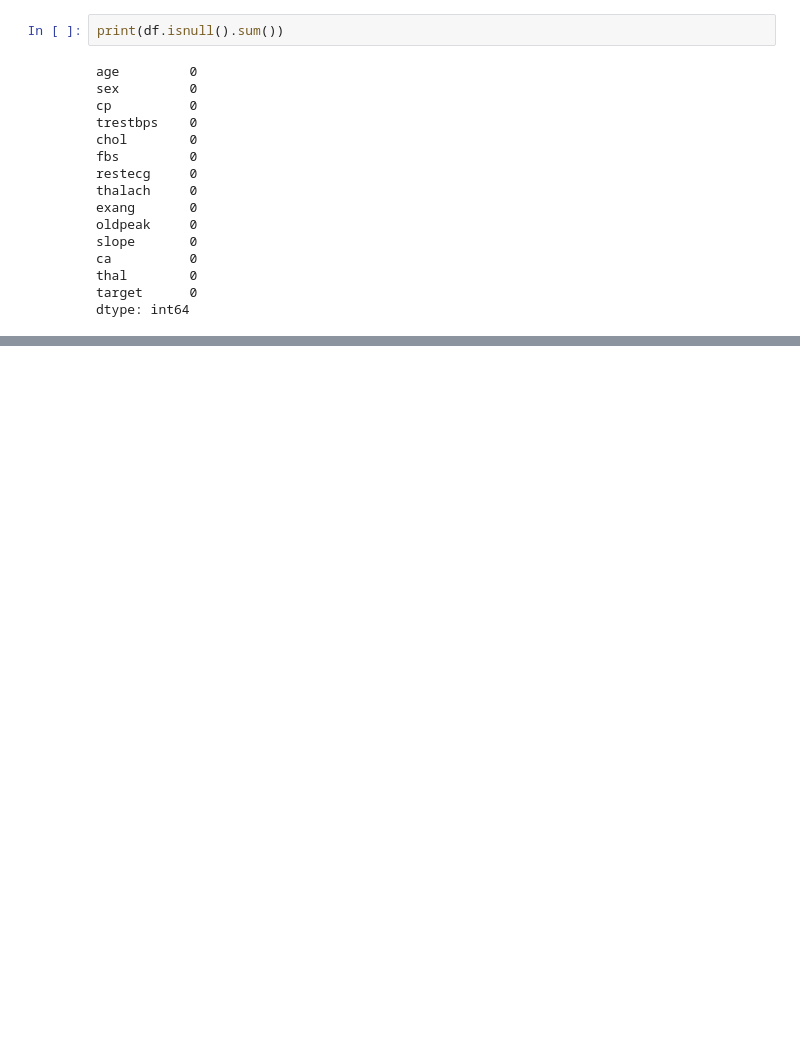
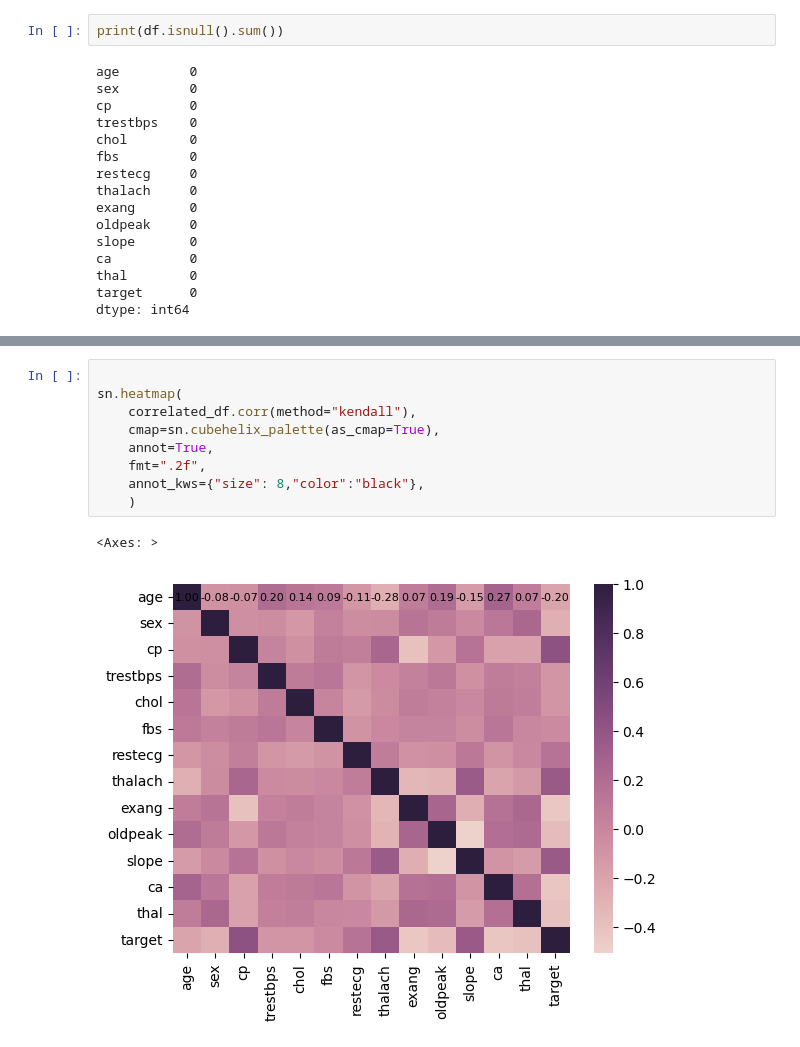
Before and after one commit to DerrickLegacy/python_lan_basic, a Jupyter notebook: Morning Session/derrick_ahaabwe_day11.ipynb, the cells around one changed output, grey strips where cells are left out. Saved outputs shown, nothing was run; the diff lists cells and outputs as text; blank space fills up the shorter version.

```diff
--- a/Morning Session/derrick_ahaabwe_day11.ipynb
+++ b/Morning Session/derrick_ahaabwe_day11.ipynb
@@ -136,0 +201,12 @@ correlated_df.corr()
+# %%
+
+sn.heatmap(
+    correlated_df.corr(method="kendall"),
+    cmap=sn.cubehelix_palette(as_cmap=True),
+    annot=True,
+    fmt=".2f",
+    annot_kws={"size": 8,"color":"black"},
+    )
+# %% [output]
+<Axes: >
+[figure, added]
```
Also changed, not shown: parts of 20 cells of this notebook, 4 other files.
